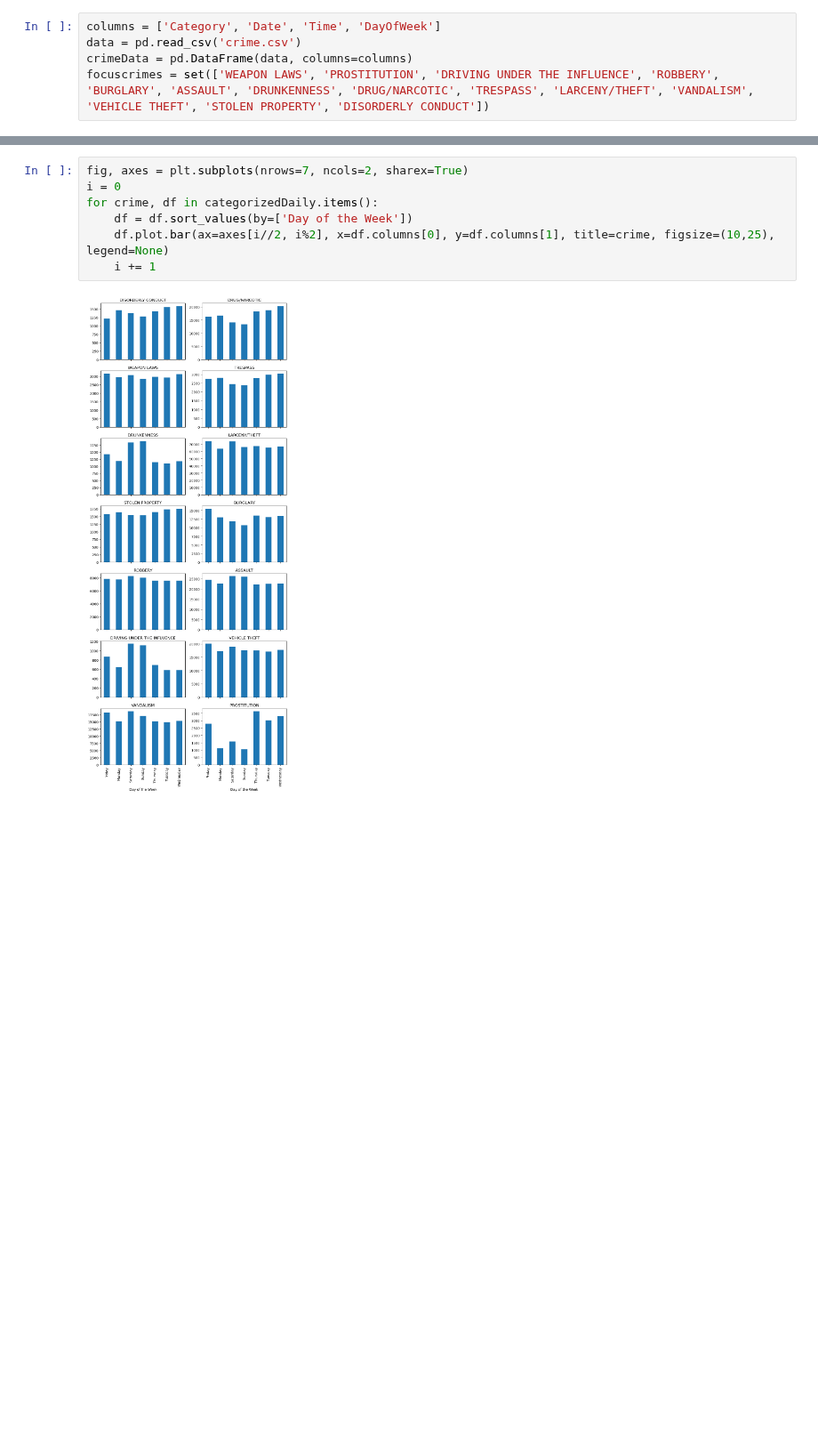
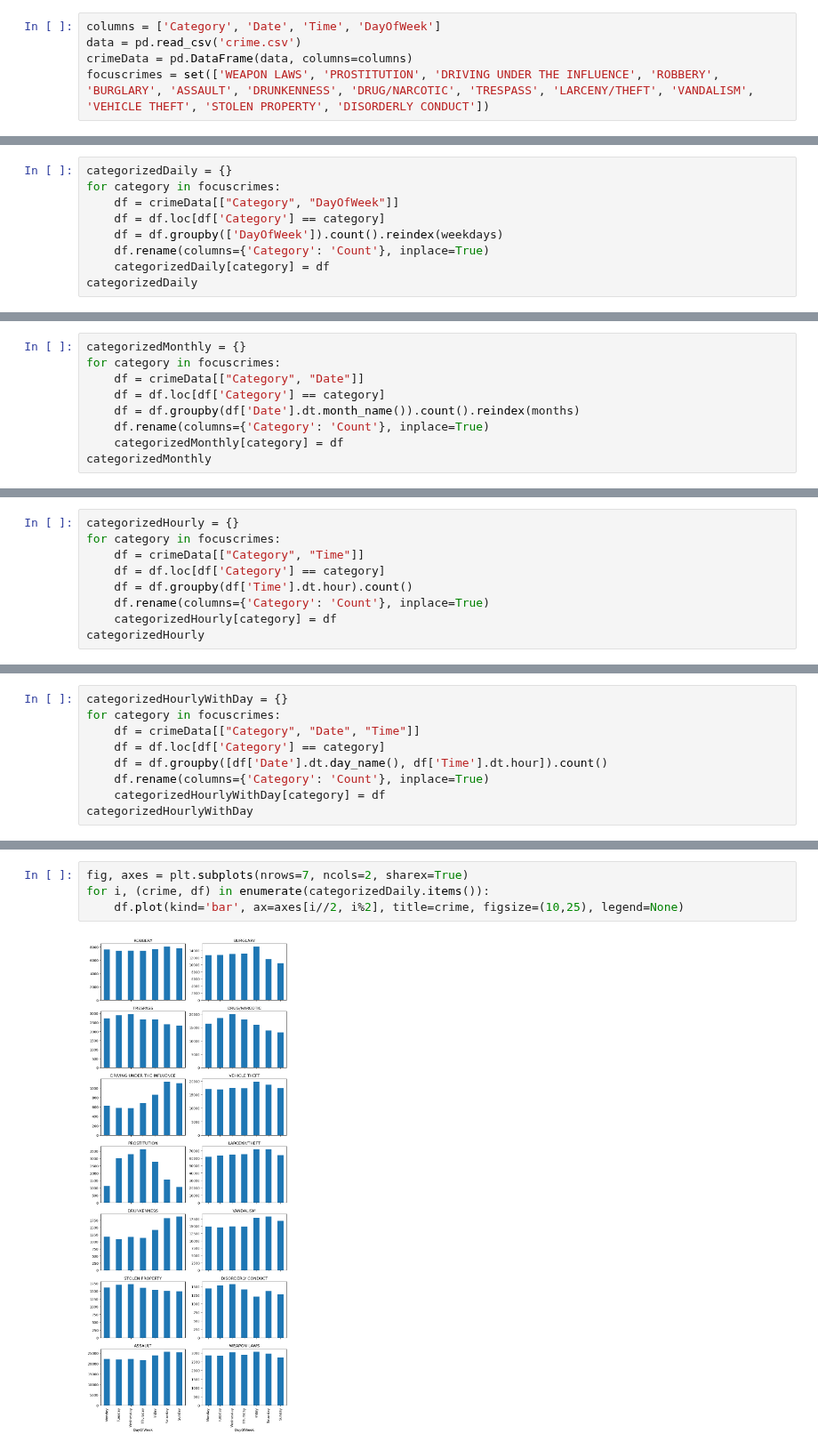
Before and after one commit to vivivaradi/socialdata2023, a Jupyter notebook: weeks/week2_Vivi.ipynb, the cells around one changed output, grey strips where cells are left out. Shown at 89% size. Drawn from its saved outputs; the diff is of its cells as text; blank space fills up the shorter version.

Commit message:
continue week 2 part 2

```diff
--- a/weeks/week2_Vivi.ipynb
+++ b/weeks/week2_Vivi.ipynb
@@ -132,0 +117,9 @@ categorizedDaily
+# %%
+categorizedDaily = {}
+for category in focuscrimes:
+    df = crimeData[["Category", "DayOfWeek"]]
+    df = df.loc[df['Category'] == category]
+    df = df.groupby(['DayOfWeek']).count().reindex(weekdays)
+    df.rename(columns={'Category': 'Count'}, inplace=True)
+    categorizedDaily[category] = df
+categorizedDaily
@@ -132,0 +144,9 @@ categorizedDaily
+# %%
+categorizedMonthly = {}
+for category in focuscrimes:
+    df = crimeData[["Category", "Date"]]
+    df = df.loc[df['Category'] == category]
+    df = df.groupby(df['Date'].dt.month_name()).count().reindex(months)
+    df.rename(columns={'Category': 'Count'}, inplace=True)
+    categorizedMonthly[category] = df
+categorizedMonthly
@@ -132,0 +171,9 @@ categorizedDaily
+# %%
+categorizedHourly = {}
+for category in focuscrimes:
+    df = crimeData[["Category", "Time"]]
+    df = df.loc[df['Category'] == category]
+    df = df.groupby(df['Time'].dt.hour).count()
+    df.rename(columns={'Category': 'Count'}, inplace=True)
+    categorizedHourly[category] = df
+categorizedHourly
@@ -132,0 +198,9 @@ categorizedDaily
+# %%
+categorizedHourlyWithDay = {}
+for category in focuscrimes:
+    df = crimeData[["Category", "Date", "Time"]]
+    df = df.loc[df['Category'] == category]
+    df = df.groupby([df['Date'].dt.day_name(), df['Time'].dt.hour]).count()
+    df.rename(columns={'Category': 'Count'}, inplace=True)
+    categorizedHourlyWithDay[category] = df
+categorizedHourlyWithDay
@@ -133,9 +227,6 @@ categorizedDaily
 # %%
 fig, axes = plt.subplots(nrows=7, ncols=2, sharex=True)
-i = 0
-for crime, df in categorizedDaily.items():
-    df = df.sort_values(by=['Day of the Week'])
-    df.plot.bar(ax=axes[i//2, i%2], x=df.columns[0], y=df.columns[1], title=crime, figsize=(10,25), legend=None)
-    i += 1
+for i, (crime, df) in enumerate(categorizedDaily.items()):
+    df.plot(kind='bar', ax=axes[i//2, i%2], title=crime, figsize=(10,25), legend=None)
 # %% [output]
-[figure, old version]
+[figure, new version]
```
Also changed, not shown: parts of 12 cells of this notebook.
